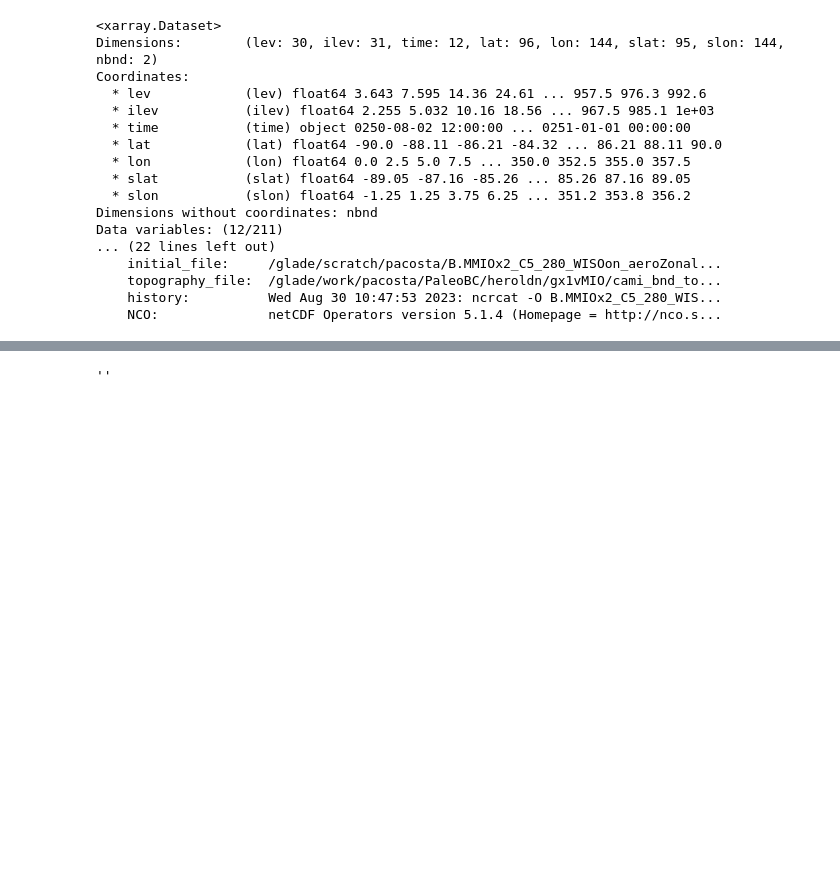
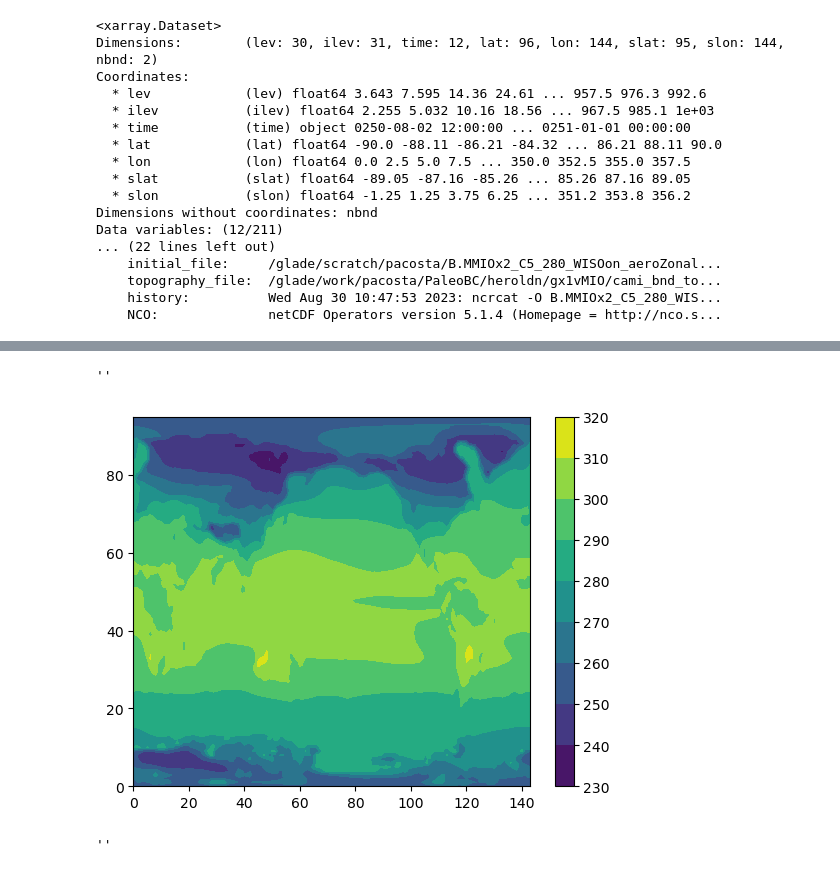
Before and after one commit to ChenPoJu/clim680, a Jupyter notebook: Assignment1/plot_1a_1b_map.ipynb, the cells around one changed output, grey strips where cells are left out. Drawn from its saved outputs; the diff is of its cells as text; code cells hidden in the pictures; blank space fills up the shorter version.

```diff
--- a/Assignment1/plot_map.ipynb
+++ b/Assignment1/plot_1a_1b_map.ipynb
@@ -10,7 +10,7 @@ from cartopy.util import add_cyclic_point
 # %%
 # read data
 
-path = '/scratch/pchen25/clim680_dataset/GeoMeetClimateModels/MidMiocene/atm/'
+path = '/scratch/pchen25/clim680_dataset/MidMiocene/atm/'
 file_name = 'B.MMIOx2_C5_280_WISOon_aeroZonal_ANN_concat.nc'
 ds = xr.open_dataset(path+file_name)
 
@@ -78 +102,10 @@ Attributes:
+# %%
+# ========= (1a) - countour ============
+
+plt.contourf(ts_jan)
+plt.colorbar()
+;
+# %% [output]
+''
+[figure, added]
 # %%
```
Also changed, not shown: parts of 4 cells of this notebook, 2 other files.
